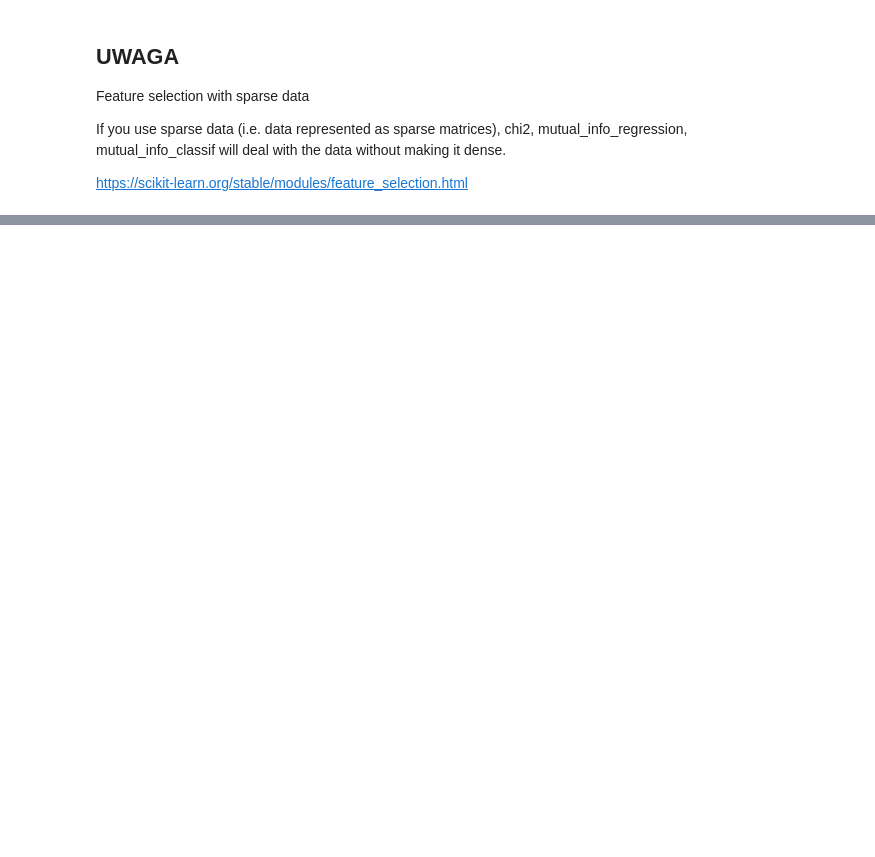
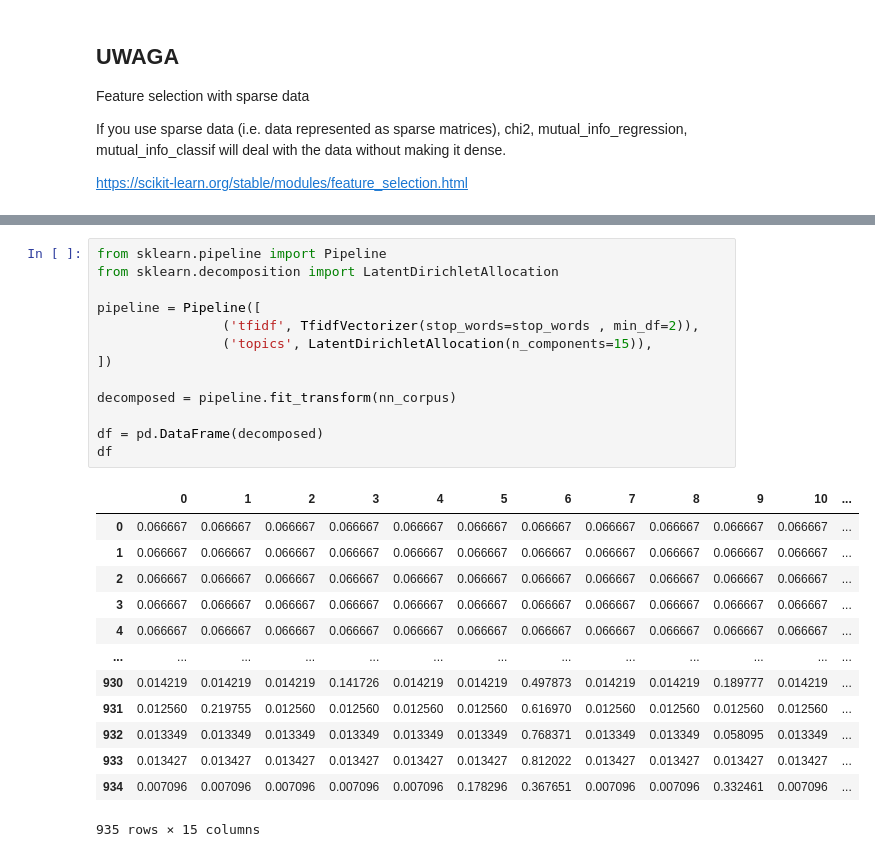
Before and after one commit to Bits-of-Data-PL/PythonDataScience, a Jupyter notebook: 16.Inzynieria_Cech_2z3.ipynb, the cells around one changed output, grey strips where cells are left out. Saved outputs shown, nothing was run; the diff lists cells and outputs as text; blank space fills up the shorter version.

```diff
--- a/16.Inzynieria_Cech_2z3.ipynb
+++ b/16.Inzynieria_Cech_2z3.ipynb
@@ -311,0 +345,27 @@ https://scikit-learn.org/stable/modules/feature_selection.html
+# %%
+from sklearn.pipeline import Pipeline
+from sklearn.decomposition import LatentDirichletAllocation
+
+pipeline = Pipeline([
+                ('tfidf', TfidfVectorizer(stop_words=stop_words , min_df=2)),
+                ('topics', LatentDirichletAllocation(n_components=15)),
+])
+
+decomposed = pipeline.fit_transform(nn_corpus)
+
+df = pd.DataFrame(decomposed)
+df
+# %% [output]
+|  | 0 | 1 | 2 | 3 | 4 | 5 | 6 | 7 | 8 | 9 | 10 | ... |
+| 0 | 0.066667 | 0.066667 | 0.066667 | 0.066667 | 0.066667 | 0.066667 | 0.066667 | 0.066667 | 0.066667 | 0.066667 | 0.066667 | ... |
+| 1 | 0.066667 | 0.066667 | 0.066667 | 0.066667 | 0.066667 | 0.066667 | 0.066667 | 0.066667 | 0.066667 | 0.066667 | 0.066667 | ... |
+| 2 | 0.066667 | 0.066667 | 0.066667 | 0.066667 | 0.066667 | 0.066667 | 0.066667 | 0.066667 | 0.066667 | 0.066667 | 0.066667 | ... |
+| 3 | 0.066667 | 0.066667 | 0.066667 | 0.066667 | 0.066667 | 0.066667 | 0.066667 | 0.066667 | 0.066667 | 0.066667 | 0.066667 | ... |
+| 4 | 0.066667 | 0.066667 | 0.066667 | 0.066667 | 0.066667 | 0.066667 | 0.066667 | 0.066667 | 0.066667 | 0.066667 | 0.066667 | ... |
+| ... | ... | ... | ... | ... | ... | ... | ... | ... | ... | ... | ... | ... |
+| 930 | 0.014219 | 0.014219 | 0.014219 | 0.141726 | 0.014219 | 0.014219 | 0.497873 | 0.014219 | 0.014219 | 0.189777 | 0.014219 | ... |
+| 931 | 0.012560 | 0.219755 | 0.012560 | 0.012560 | 0.012560 | 0.012560 | 0.616970 | 0.012560 | 0.012560 | 0.012560 | 0.012560 | ... |
+| 932 | 0.013349 | 0.013349 | 0.013349 | 0.013349 | 0.013349 | 0.013349 | 0.768371 | 0.013349 | 0.013349 | 0.058095 | 0.013349 | ... |
+| 933 | 0.013427 | 0.013427 | 0.013427 | 0.013427 | 0.013427 | 0.013427 | 0.812022 | 0.013427 | 0.013427 | 0.013427 | 0.013427 | ... |
+| 934 | 0.007096 | 0.007096 | 0.007096 | 0.007096 | 0.007096 | 0.178296 | 0.367651 | 0.007096 | 0.007096 | 0.332461 | 0.007096 | ... |
+935 rows × 15 columns
```
Also changed, not shown: parts of 23 cells of this notebook.
